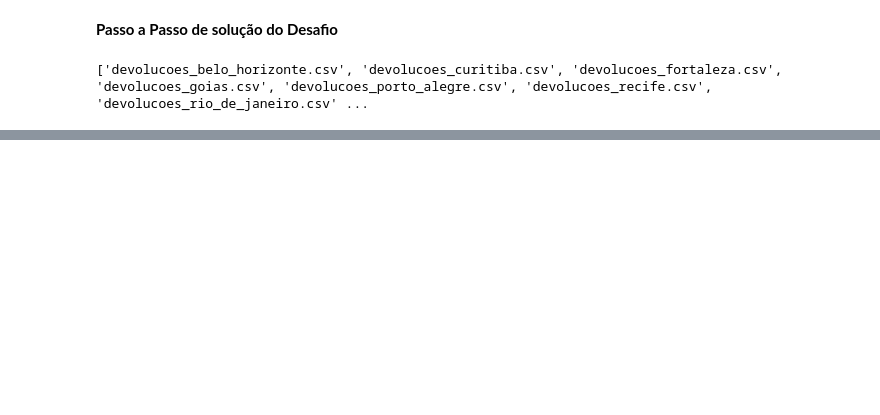
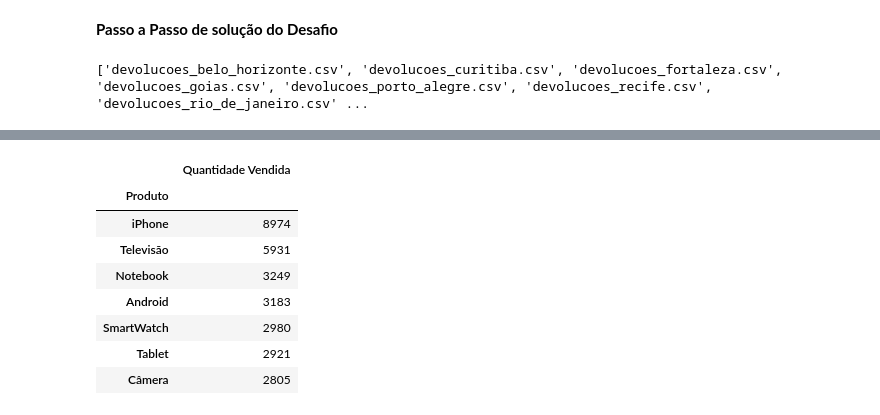
Before and after one commit to lucasvieirafelisberto/analise-vendas-varejo, a Jupyter notebook: notebook/analise_vendas.ipynb, the cells around one changed output, grey strips where cells are left out. Cells and saved outputs as stored; diff of their text form; code cells hidden in the pictures; blank space fills up the shorter version.

Commit message:
feat: calculando produto que mais faturou e vendeu

```diff
--- a/notebook/analise_vendas.ipynb
+++ b/notebook/analise_vendas.ipynb
@@ -52,4 +124,19 @@ display(tabela_total)
 # %%
 # Passo 4 - Calcular o produto mais vendido (em quantidade)
+
+tabela_produtos = tabela_total.groupby('Produto').sum()
+#selecionando apenas tabela de quantidade vendida e ordenando pela mesa pela quantidade do maior para o menor.
+tabela_produtos = tabela_produtos[["Quantidade Vendida"]].sort_values(by="Quantidade Vendida", ascending=False)
+display(tabela_produtos)
+# %% [output]
+|  | Quantidade Vendida |
+| Produto |  |
+| iPhone | 8974 |
+| Televisão | 5931 |
+| Notebook | 3249 |
+| Android | 3183 |
+| SmartWatch | 2980 |
+| Tablet | 2921 |
+| Câmera | 2805 |
 # %%
 # Passo 5 - Calcular o produto que mais faturou (em faturamento)
```
Also changed, not shown: parts of 3 cells of this notebook.
